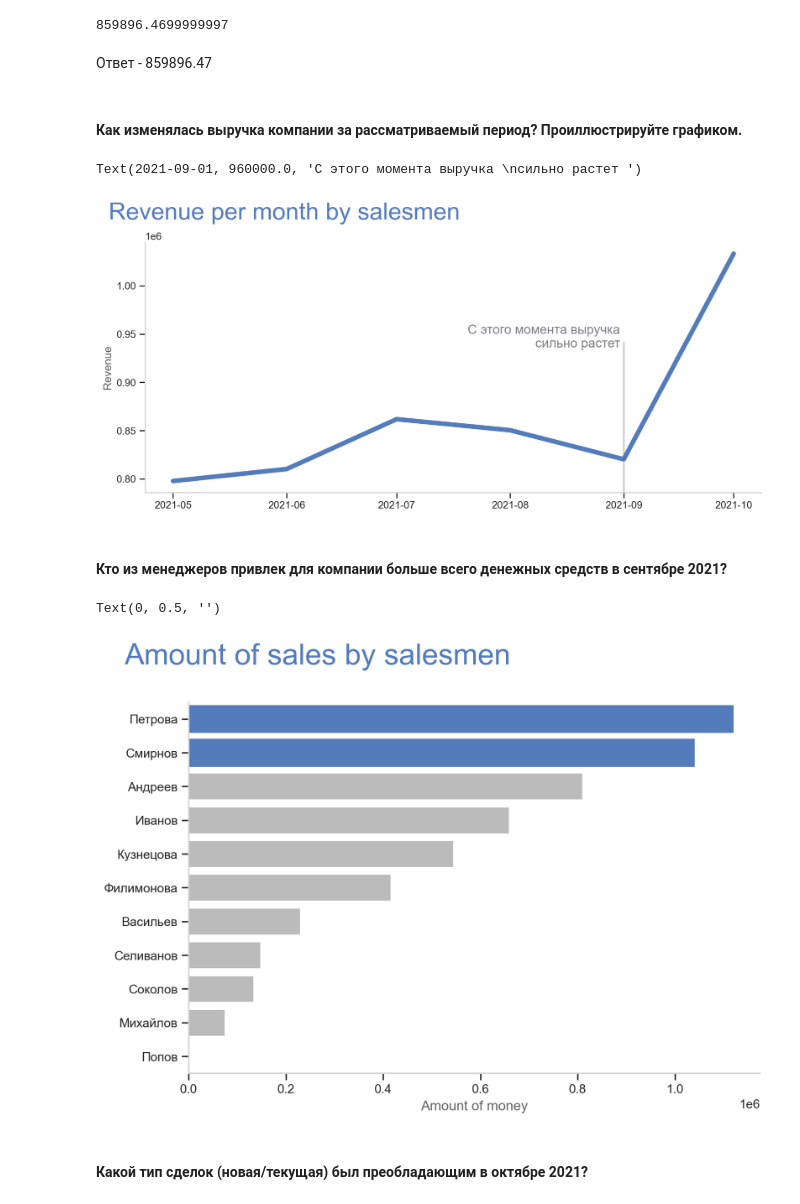
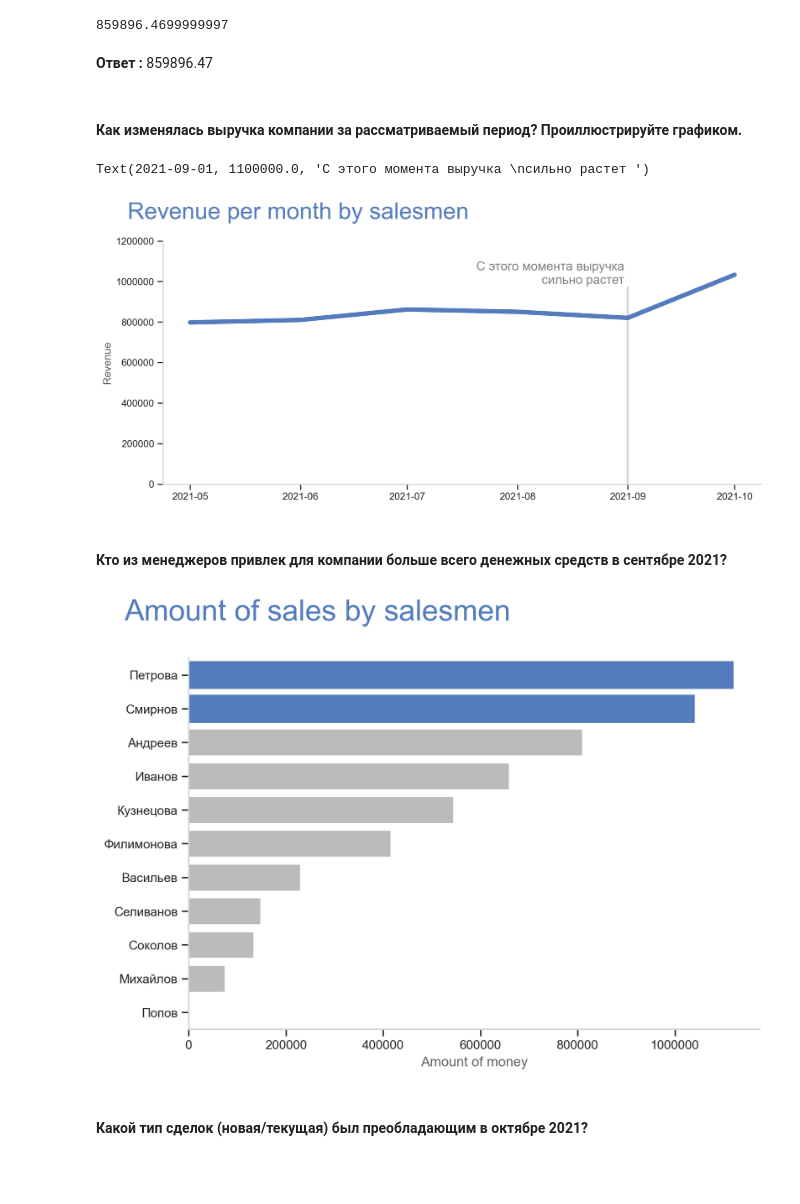
Before and after one commit to vuichka/test-topface, a Jupyter notebook: testovoe.ipynb, the cells around one changed output. Cells and saved outputs as stored; diff of their text form; code cells hidden in the pictures; blank space fills up the shorter version.

```diff
--- a/testovoe.ipynb
+++ b/testovoe.ipynb
@@ -306,36 +306,38 @@ df[(df['status'] != 'просрочено') & (df['dt'] == '2021-07-01')]['sum']
 # %% [output]
 859896.4699999997
 # %% [markdown]
- Ответ - 859896.47
+**Ответ :** 859896.47
 # %% [markdown]
 #### Как изменялась выручка компании за рассматриваемый период? Проиллюстрируйте графиком.
 # %%
 fig = plt.figure(figsize=(12, 5))
 ax = sns.lineplot(data=df.groupby('dt', as_index=False).agg({'sum': 'sum'}),
                   x='dt',
                   y='sum',
                   color='#547CBD',
                   lw=5)
 sns.despine()
 ax.spines['left'].set_color('lightgray')
 ax.spines['bottom'].set_color('lightgray')
 plt.xlabel('')
 plt.ylabel('Revenue', color='#616161')
+plt.ticklabel_format(style='plain', axis='y')
+plt.ylim(0, 1.2e6)
 
 plt.suptitle('Revenue per month by salesmen', fontsize=26,\
              x=0.3 ,va='top', color='#547CBD', y=1)
 
 ax.axvline(x=datetime.date(2021, 9, 1),
            ymin=0,
-           ymax=0.6,
+           ymax=0.81,
            color='#616161',
            lw=2,
            alpha=.3)
-ax.text(datetime.date(2021, 9, 1), 0.96e6, 'С этого момента выручка \nсильно растет ', ha='right',\
+ax.text(datetime.date(2021, 9, 1), 1.1e6, 'С этого момента выручка \nсильно растет ', ha='right',\
         va='top', fontsize=14, color='#808088', clip_on=True)
 # %% [output]
-Text(2021-09-01, 960000.0, 'С этого момента выручка \nсильно растет ')
+Text(2021-09-01, 1100000.0, 'С этого момента выручка \nсильно растет ')
-[figure, old version]
+[figure, new version]
 # %% [markdown]
 #### Кто из менеджеров привлек для компании больше всего денежных средств в сентябре 2021?
 # %%
@@ -358,9 +360,9 @@ ax.spines['left'].set_color('lightgray')
 ax.spines['bottom'].set_color('lightgray')
 plt.xlabel('Amount of money', color='#616161')
 plt.ylabel('')
+plt.ticklabel_format(style='plain', axis='x')
 # %% [output]
-Text(0, 0.5, '')
-[figure, old version]
+[figure, new version]
 # %% [markdown]
 #### Какой тип сделок (новая/текущая) был преобладающим в октябре 2021?
 # %%
```
Also changed, not shown: parts of 2 cells of this notebook.
